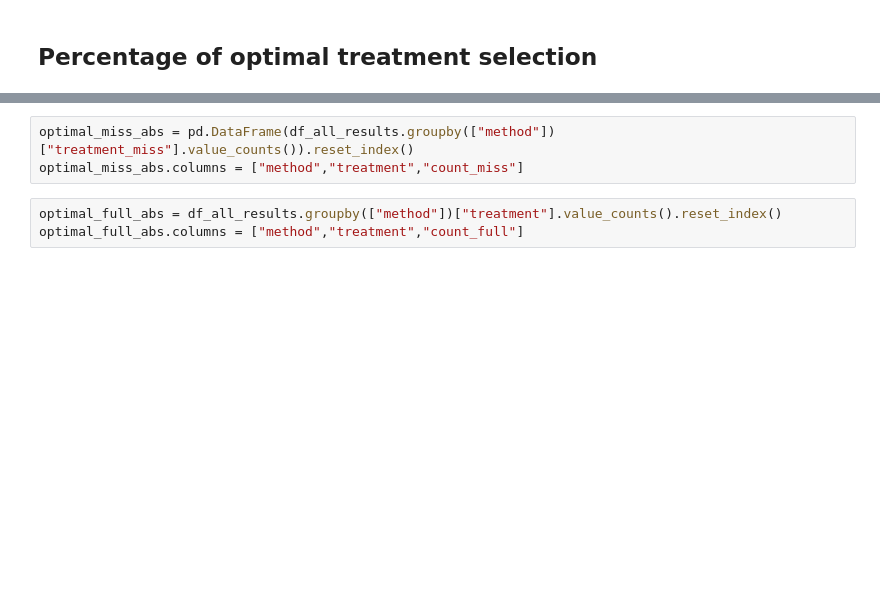
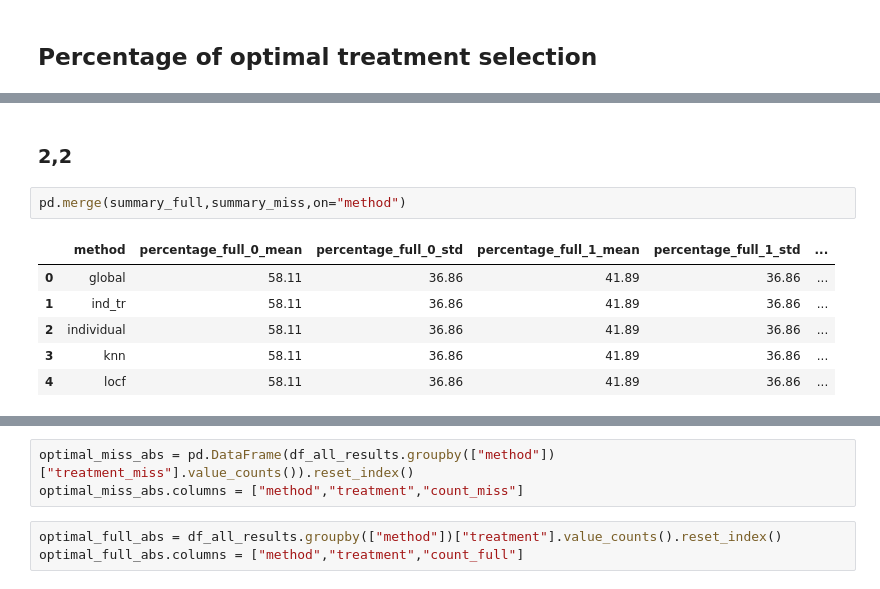
Before and after one commit to junonsch/adaptive_nof1_missingness, a Jupyter notebook: notebooks/live_missing.ipynb, the cells around one changed output, grey strips where cells are left out. Cells and saved outputs as stored; diff of their text form; blank space fills up the shorter version.

```diff
--- a/notebooks/live_missing.ipynb
+++ b/notebooks/live_missing.ipynb
@@ -486,0 +525,11 @@ pd.merge(optimal_full_perc,optimal_miss_perc,on="method")
+# %% [markdown]
+### 2,2
+# %%
+pd.merge(summary_full,summary_miss,on="method")
+# %% [output]
+|  | method | percentage_full_0_mean | percentage_full_0_std | percentage_full_1_mean | percentage_full_1_std | ... |
+| 0 | global | 58.11 | 36.86 | 41.89 | 36.86 | ... |
+| 1 | ind_tr | 58.11 | 36.86 | 41.89 | 36.86 | ... |
+| 2 | individual | 58.11 | 36.86 | 41.89 | 36.86 | ... |
+| 3 | knn | 58.11 | 36.86 | 41.89 | 36.86 | ... |
+| 4 | locf | 58.11 | 36.86 | 41.89 | 36.86 | ... |
```
Also changed, not shown: parts of 69 cells of this notebook, 13 other files.
